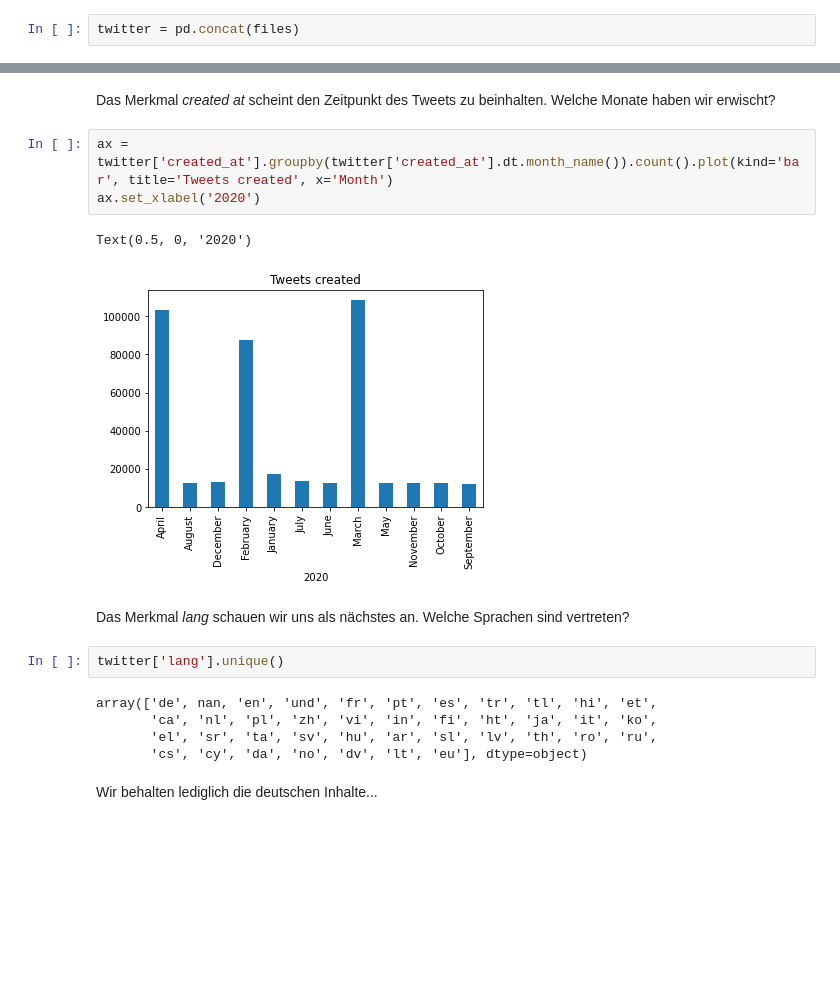
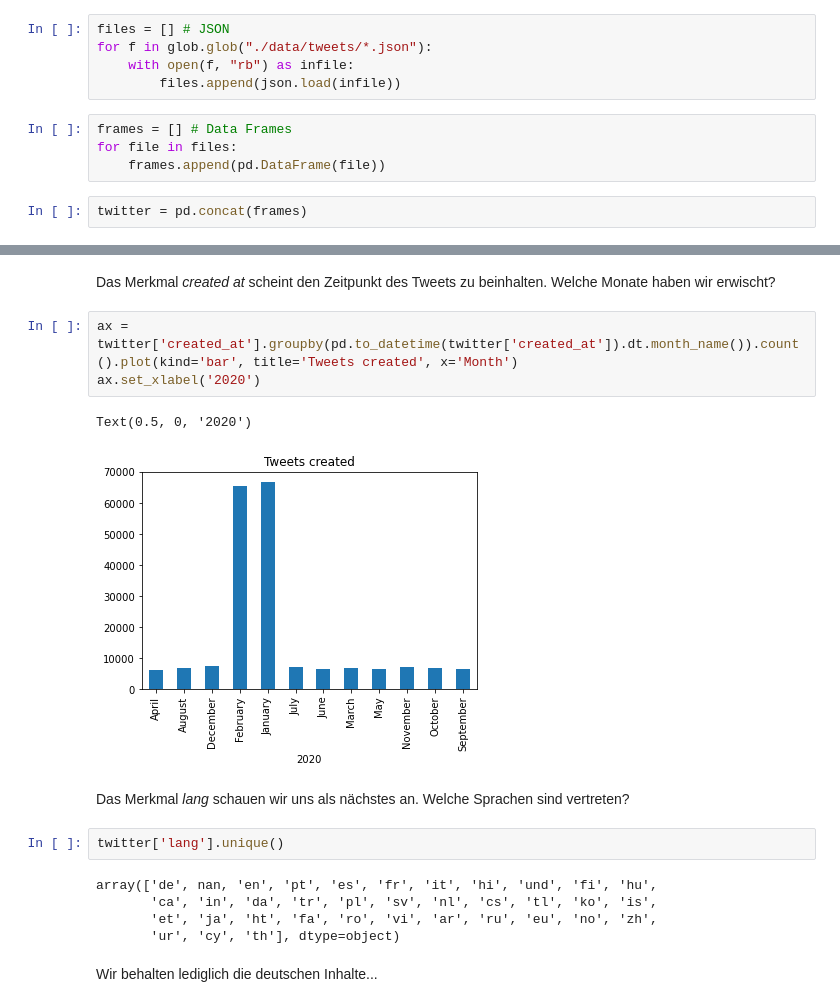
Before and after one commit to orca-nrw/lernmodul-texte, a Jupyter notebook: index.ipynb, the cells around one changed output, grey strips where cells are left out. Cells and saved outputs as stored; diff of their text form; blank space fills up the shorter version.

```diff
--- a/index.ipynb
+++ b/index.ipynb
@@ -109,5 +112,14 @@ for month in range(2, 5): # February to April
+# %%
+files = [] # JSON
+for f in glob.glob("./data/tweets/*.json"):
+    with open(f, "rb") as infile:
+        files.append(json.load(infile))
+# %%
+frames = [] # Data Frames
+for file in files:
+    frames.append(pd.DataFrame(file))
 # %%
-twitter = pd.concat(files)
+twitter = pd.concat(frames)
 # %% [markdown]
 ### 2.2 Textdaten erkunden
 # %% [markdown]
@@ -160,20 +172,20 @@ Index(['twista', 'type', 'id', 'user', 'created_at', 'recorded_at', 'source',
 # %% [markdown]
 Das Merkmal _created_ _at_ scheint den Zeitpunkt des Tweets zu beinhalten. Welche Monate haben wir erwischt?
 # %%
-ax = twitter['created_at'].groupby(twitter['created_at'].dt.month_name()).count().plot(kind='bar', title='Tweets created', x='Month')
+ax = twitter['created_at'].groupby(pd.to_datetime(twitter['created_at']).dt.month_name()).count().plot(kind='bar', title='Tweets created', x='Month')
 ax.set_xlabel('2020')
 # %% [output]
 Text(0.5, 0, '2020')
-[figure, old version]
+[figure, new version]
 # %% [markdown]
 Das Merkmal _lang_ schauen wir uns als nächstes an. Welche Sprachen sind vertreten?
 # %%
 twitter['lang'].unique()
 # %% [output]
-array(['de', nan, 'en', 'und', 'fr', 'pt', 'es', 'tr', 'tl', 'hi', 'et',
-       'ca', 'nl', 'pl', 'zh', 'vi', 'in', 'fi', 'ht', 'ja', 'it', 'ko',
-       'el', 'sr', 'ta', 'sv', 'hu', 'ar', 'sl', 'lv', 'th', 'ro', 'ru',
-       'cs', 'cy', 'da', 'no', 'dv', 'lt', 'eu'], dtype=object)
+array(['de', nan, 'en', 'pt', 'es', 'fr', 'it', 'hi', 'und', 'fi', 'hu',
+       'ca', 'in', 'da', 'tr', 'pl', 'sv', 'nl', 'cs', 'tl', 'ko', 'is',
+       'et', 'ja', 'ht', 'fa', 'ro', 'vi', 'ar', 'ru', 'eu', 'no', 'zh',
+       'ur', 'cy', 'th'], dtype=object)
 # %% [markdown]
 Wir behalten lediglich die deutschen Inhalte...
 # %%
```
Also changed, not shown: parts of 31 cells of this notebook.
